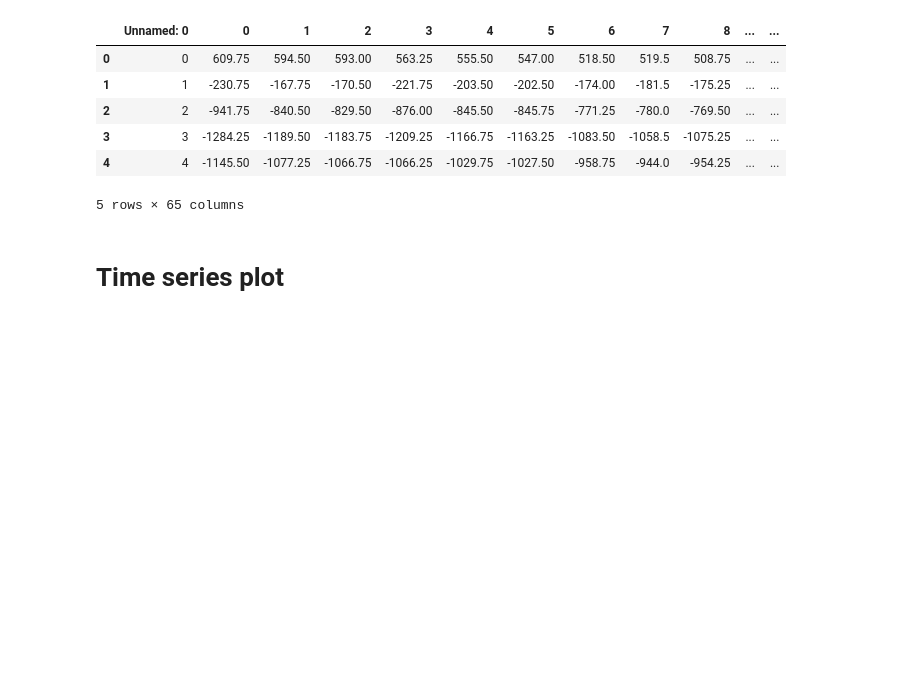
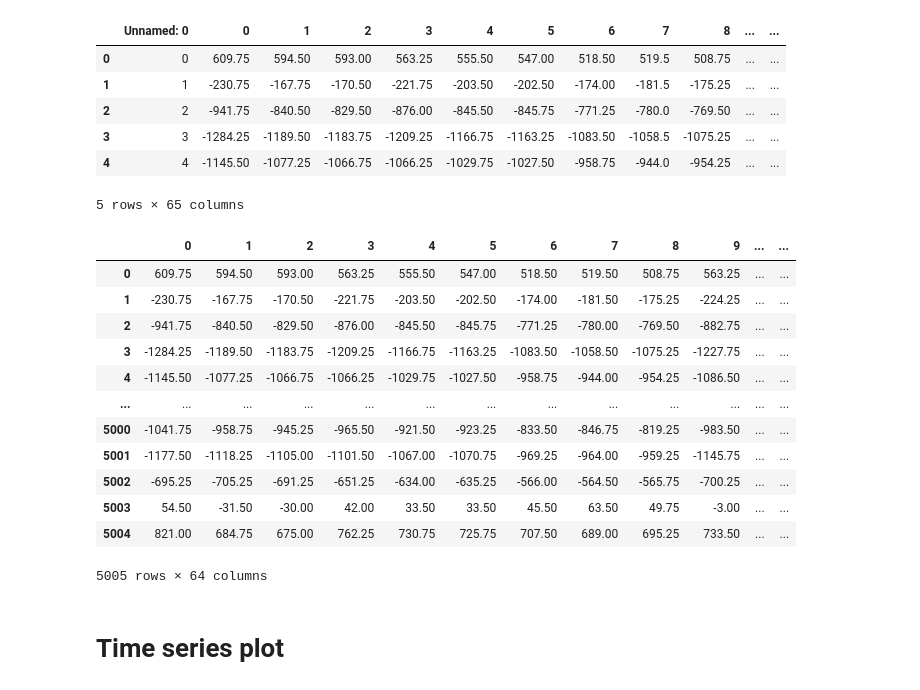
Before and after one commit to ScentNet-AI/data-engineering-pipeline, a Jupyter notebook: notebooks/visualization_rough_neo.ipynb, the cells around one changed output. Cells and saved outputs as stored; diff of their text form; code cells hidden in the pictures; blank space fills up the shorter version.

Commit message:
Visualization of data

```diff
--- a/notebooks/visualization_rough_neo.ipynb
+++ b/notebooks/visualization_rough_neo.ipynb
@@ -14,6 +14,24 @@ data.head()
 | 3 | 3 | -1284.25 | -1189.50 | -1183.75 | -1209.25 | -1166.75 | -1163.25 | -1083.50 | -1058.5 | -1075.25 | ... | ... |
 | 4 | 4 | -1145.50 | -1077.25 | -1066.75 | -1066.25 | -1029.75 | -1027.50 | -958.75 | -944.0 | -954.25 | ... | ... |
 5 rows × 65 columns
+# %%
+data.drop(columns=["Unnamed: 0"], inplace=True)
+# %%
+data
+# %% [output]
+|  | 0 | 1 | 2 | 3 | 4 | 5 | 6 | 7 | 8 | 9 | ... | ... |
+| 0 | 609.75 | 594.50 | 593.00 | 563.25 | 555.50 | 547.00 | 518.50 | 519.50 | 508.75 | 563.25 | ... | ... |
+| 1 | -230.75 | -167.75 | -170.50 | -221.75 | -203.50 | -202.50 | -174.00 | -181.50 | -175.25 | -224.25 | ... | ... |
+| 2 | -941.75 | -840.50 | -829.50 | -876.00 | -845.50 | -845.75 | -771.25 | -780.00 | -769.50 | -882.75 | ... | ... |
+| 3 | -1284.25 | -1189.50 | -1183.75 | -1209.25 | -1166.75 | -1163.25 | -1083.50 | -1058.50 | -1075.25 | -1227.75 | ... | ... |
+| 4 | -1145.50 | -1077.25 | -1066.75 | -1066.25 | -1029.75 | -1027.50 | -958.75 | -944.00 | -954.25 | -1086.50 | ... | ... |
+| ... | ... | ... | ... | ... | ... | ... | ... | ... | ... | ... | ... | ... |
+| 5000 | -1041.75 | -958.75 | -945.25 | -965.50 | -921.50 | -923.25 | -833.50 | -846.75 | -819.25 | -983.50 | ... | ... |
+| 5001 | -1177.50 | -1118.25 | -1105.00 | -1101.50 | -1067.00 | -1070.75 | -969.25 | -964.00 | -959.25 | -1145.75 | ... | ... |
+| 5002 | -695.25 | -705.25 | -691.25 | -651.25 | -634.00 | -635.25 | -566.00 | -564.50 | -565.75 | -700.25 | ... | ... |
+| 5003 | 54.50 | -31.50 | -30.00 | 42.00 | 33.50 | 33.50 | 45.50 | 63.50 | 49.75 | -3.00 | ... | ... |
+| 5004 | 821.00 | 684.75 | 675.00 | 762.25 | 730.75 | 725.75 | 707.50 | 689.00 | 695.25 | 733.50 | ... | ... |
+5005 rows × 64 columns
 # %% [markdown]
 # Time series plot
 # %%
```
Also changed, not shown: parts of 1 cell of this notebook, 1 other file.
